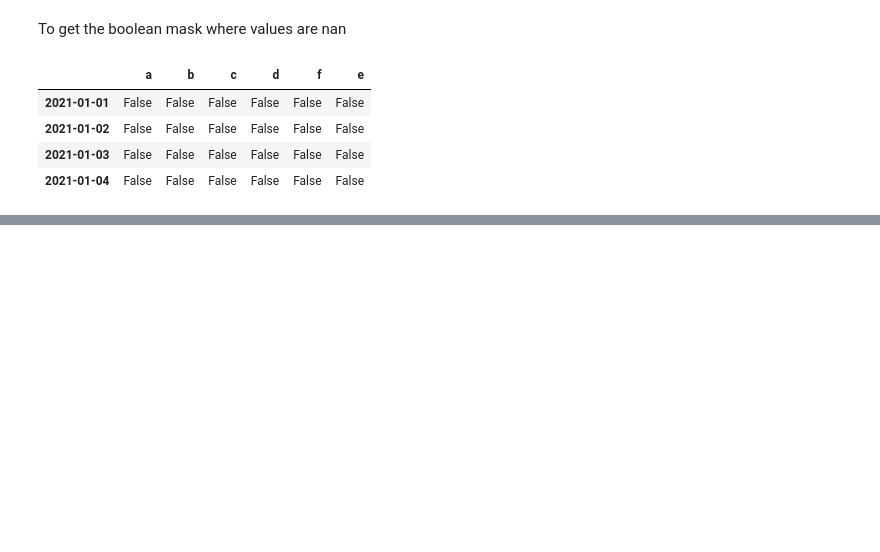
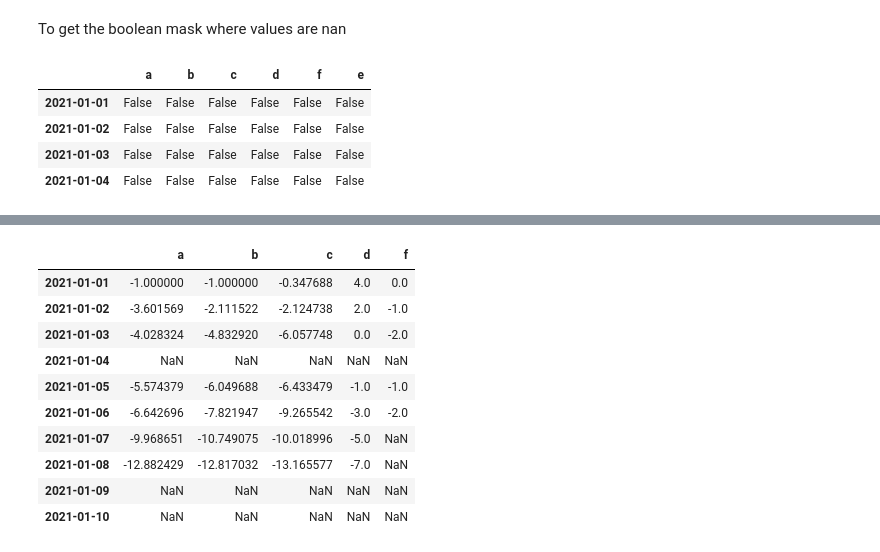
Before and after one commit to ycyusufcan/self_study, a Jupyter notebook: pandas_exercise.ipynb, the cells around one changed output, grey strips where cells are left out. Cells and saved outputs as stored; diff of their text form; code cells hidden in the pictures; blank space fills up the shorter version.

```diff
--- a/pandas_exercise.ipynb
+++ b/pandas_exercise.ipynb
@@ -531,0 +566,3 @@ pd.isnull(df1)
+# %%
+seri = pd.Series([1,3,5,np.nan,6,8,10,12,np.nan,np.nan], index=dates)
+seri
@@ -531,0 +595,14 @@ pd.isnull(df1)
+# %%
+df.sub(seri, axis="index")
+# %% [output]
+|  | a | b | c | d | f |
+| 2021-01-01 | -1.000000 | -1.000000 | -0.347688 | 4.0 | 0.0 |
+| 2021-01-02 | -3.601569 | -2.111522 | -2.124738 | 2.0 | -1.0 |
+| 2021-01-03 | -4.028324 | -4.832920 | -6.057748 | 0.0 | -2.0 |
+| 2021-01-04 | NaN | NaN | NaN | NaN | NaN |
+| 2021-01-05 | -5.574379 | -6.049688 | -6.433479 | -1.0 | -1.0 |
+| 2021-01-06 | -6.642696 | -7.821947 | -9.265542 | -3.0 | -2.0 |
+| 2021-01-07 | -9.968651 | -10.749075 | -10.018996 | -5.0 | NaN |
+| 2021-01-08 | -12.882429 | -12.817032 | -13.165577 | -7.0 | NaN |
+| 2021-01-09 | NaN | NaN | NaN | NaN | NaN |
+| 2021-01-10 | NaN | NaN | NaN | NaN | NaN |
```
Also changed, not shown: parts of 10 cells of this notebook.
